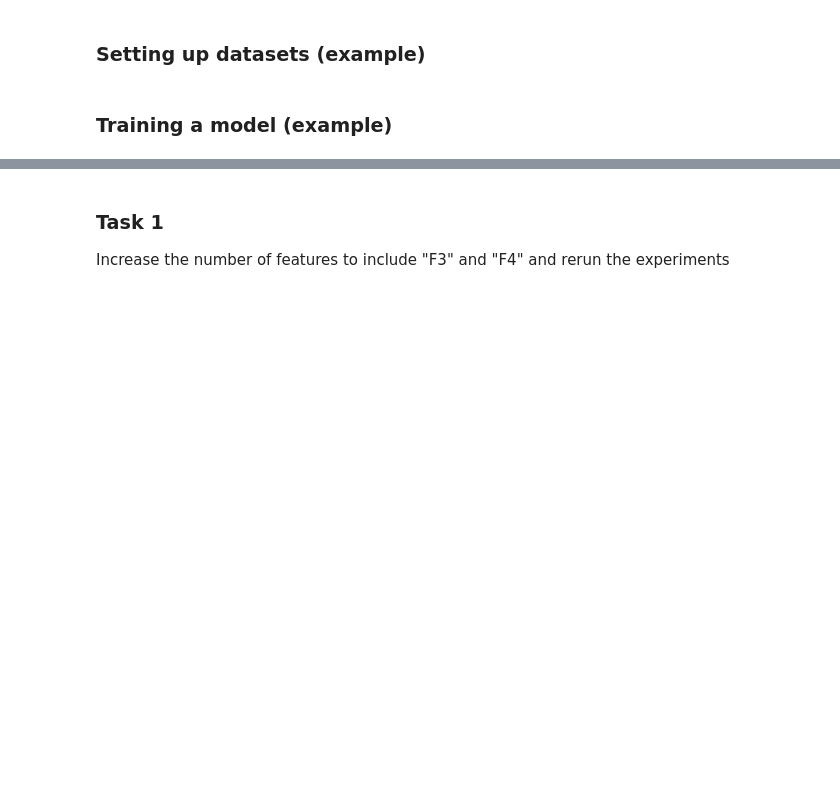
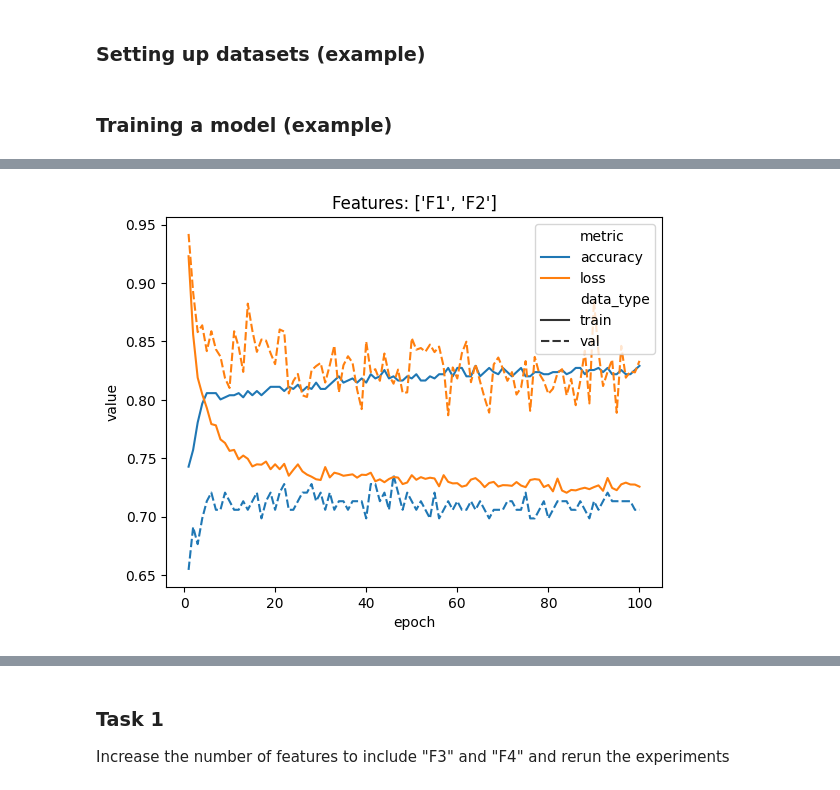
Before and after one commit to Figur123/machine_learning_for_signal_prossesing, a Jupyter notebook: assignment3/TTT4185_Assignment3.ipynb, the cells around one changed output, grey strips where cells are left out. Cells and saved outputs as stored; diff of their text form; code cells hidden in the pictures; blank space fills up the shorter version.

```diff
--- a/assignment3/TTT4185_Assignment3.ipynb
+++ b/assignment3/TTT4185_Assignment3.ipynb
@@ -155,9 +175,9 @@ from tqdm import tqdm
 ### Set up the data
 use_features = ['F1', 'F2']
 
-train_dataset = CustomFormantDataset('/Train.pkl', use_features = use_features)
-validation_dataset = CustomFormantDataset('/Validation.pkl', use_features = use_features)
-test_dataset = CustomFormantDataset('/Test.pkl', use_features = use_features)
+train_dataset = CustomFormantDataset('Train.pkl', use_features = use_features)
+validation_dataset = CustomFormantDataset('Validation.pkl', use_features = use_features)
+test_dataset = CustomFormantDataset('Test.pkl', use_features = use_features)
 
 train_dataloader = DataLoader(train_dataset, batch_size=32, shuffle=True)
 validation_dataloader = DataLoader(validation_dataset, batch_size=32, shuffle=True)
@@ -169,30 +189,32 @@ epochs = 100
 model = NeuralNetwork(input_dim=len(use_features)).to(device)
 loss_fn = nn.CrossEntropyLoss()
 optimizer = torch.optim.Adam(model.parameters(), lr=0.001)
 
 validation_results = []
 
 ### Do the training
 for t in tqdm(range(epochs), desc='Epochs'):
     train(train_dataloader, model, loss_fn, optimizer)
     train_corr, train_loss = test(train_dataloader, model, loss_fn)
     val_corr, val_loss = test(validation_dataloader, model, loss_fn)
     validation_results.append([t+1, 'accuracy', train_corr, 'train'])
     validation_results.append([t+1, 'loss', train_loss, 'train'])
     validation_results.append([t+1, 'accuracy', val_corr, 'val'])
     validation_results.append([t+1, 'loss', val_loss, 'val'])
 
 ### Plot training and validation accuracy and lost across epochs
 sns.lineplot(
     pd.DataFrame(validation_results, columns=['epoch', 'metric', 'value', 'data_type']),
     x = 'epoch',
     y = 'value',
     hue = 'metric',
     style = 'data_type'
 )
 plt.title('Features: {}'.format(use_features))
 plt.show()
 
 ### Test network on wholly unseen data
 test_correct, test_loss = test(test_dataloader, model, loss_fn)
 print(f"Test Error: \n Accuracy: {(100*test_correct):>0.1f}%, Avg loss: {test_loss:>8f} \n")
+# %% [output]
+[figure, added]
```
Also changed, not shown: parts of 29 cells of this notebook, 3 other files.
